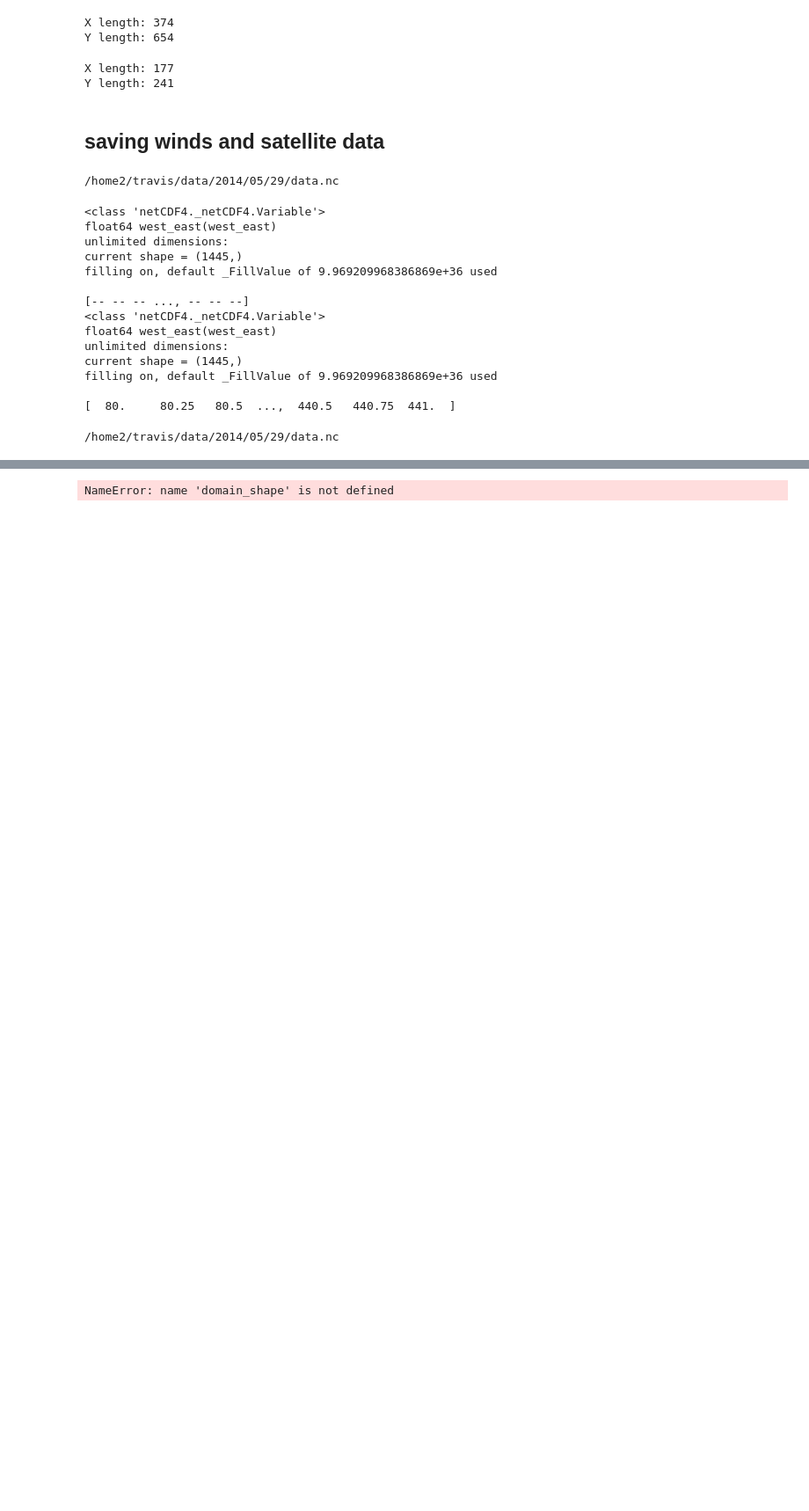
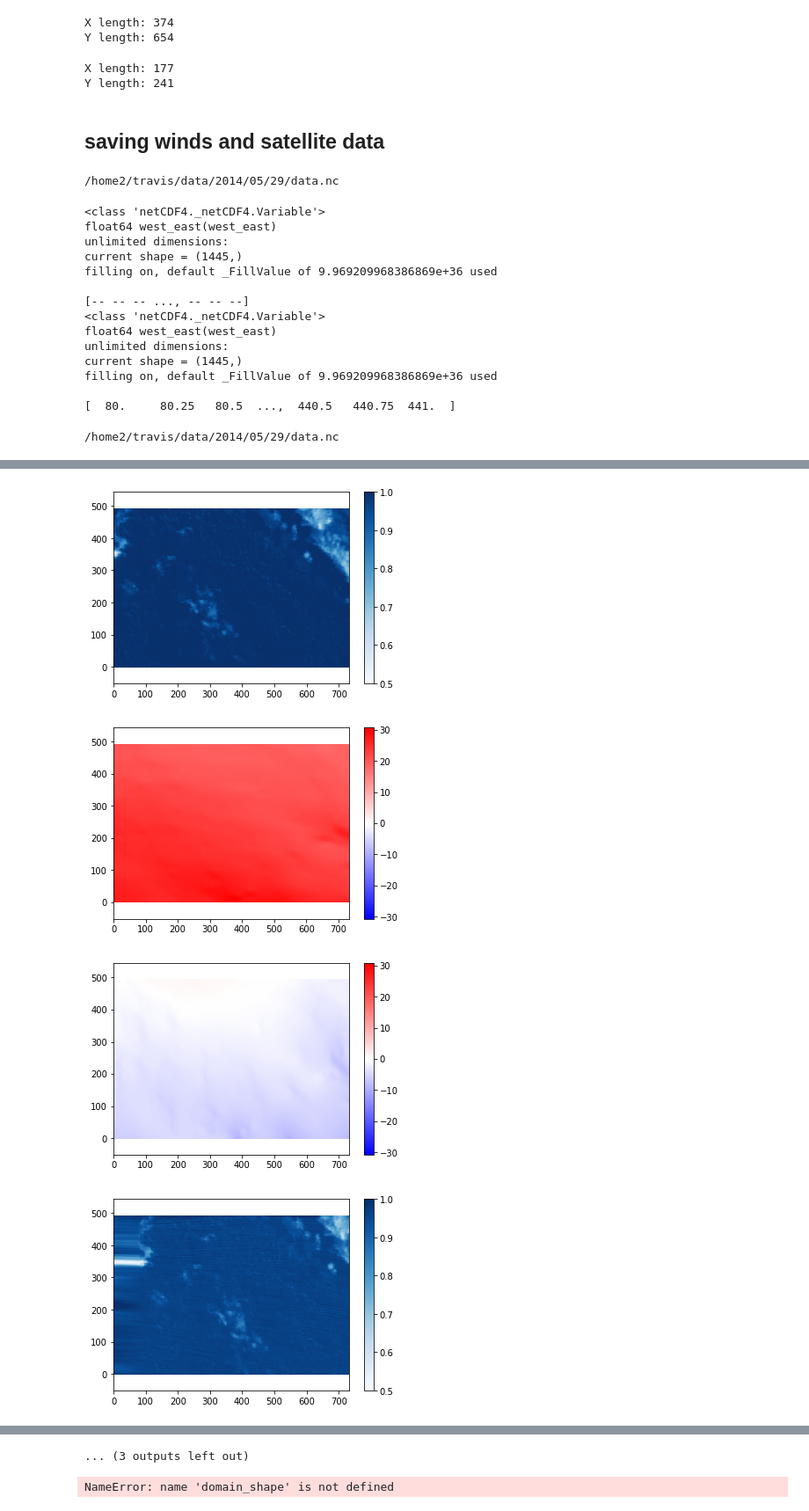
Before and after one commit to travisMharty/letkf_forecasting, a Jupyter notebook: notebooks/run_simplified.ipynb, the cells around one changed output, grey strips where cells are left out. Shown at 88% size. Cells and saved outputs as stored; diff of their text form; code cells hidden in the pictures; blank space fills up the shorter version.

```diff
--- a/notebooks/run_simplified.ipynb
+++ b/notebooks/run_simplified.ipynb
@@ -505,14 +505,14 @@ logging.info('Ended')
 time1 = time_py.time()
 print('It took: ' + str((time1 - time0)/60))
 # %%
-this_store = Dataset('/home/travis/results/2014/05/29/tests_009/20140529_1645Z.nc')
+this_store = Dataset(
+    '/home/travis/results/2014/04/15/wrf_no_div_004/20140415_1645Z.nc')
+# %%
+U = this_store.variables['U'][:]
+V = this_store.variables['V'][:]
+U = U.mean(axis=1)
+V = V.mean(axis=1)
 # %%
 ci = this_store.variables['ci'][:]
 # %%
 ci_mean = ci.mean(axis=1)
-# %%
-for i in range(ci_mean.shape[0]):
-    plt.figure()
-    im = plt.pcolormesh(ci_mean[i], cmap='Blues')
-    plt.colorbar(im)
-    plt.axis('equal')
@@ -524,0 +519,22 @@ for i in range(ci_mean.shape[0]):
+# %%
+for i in range(ci_mean.shape[0]):
+    plt.figure()
+    im = plt.pcolormesh(ci_mean[i], cmap='Blues', vmin=.5, vmax=1)
+    plt.colorbar(im)
+    plt.axis('equal')
+
+    vmax = np.max([np.abs(U[i]).max(), np.abs(V[i]).max()])
+    plt.figure()
+    im = plt.pcolormesh(U[i], cmap='bwr', vmin=-vmax, vmax=vmax)
+    plt.colorbar(im)
+    plt.axis('equal')
+
+    plt.figure()
+    im = plt.pcolormesh(V[i], cmap='bwr', vmin=-vmax, vmax=vmax)
+    plt.colorbar(im)
+    plt.axis('equal')
+# %% [output]
+[figure, added]
+[figure, added]
+[figure, added]
+[figure, added]
@@ -525,3 +549,4 @@ for i in range(ci_mean.shape[0]):
+... (3 outputs left out)
 # %%
 # make metadata should probably be more here: ci:interp method; winds: smoothing, level series
 ci_metadata = {'shape':domain_shape, 'crop_shape':crop_shape, 'dx':250, 'dy':250}
```
Also changed, not shown: parts of 5 cells of this notebook.
